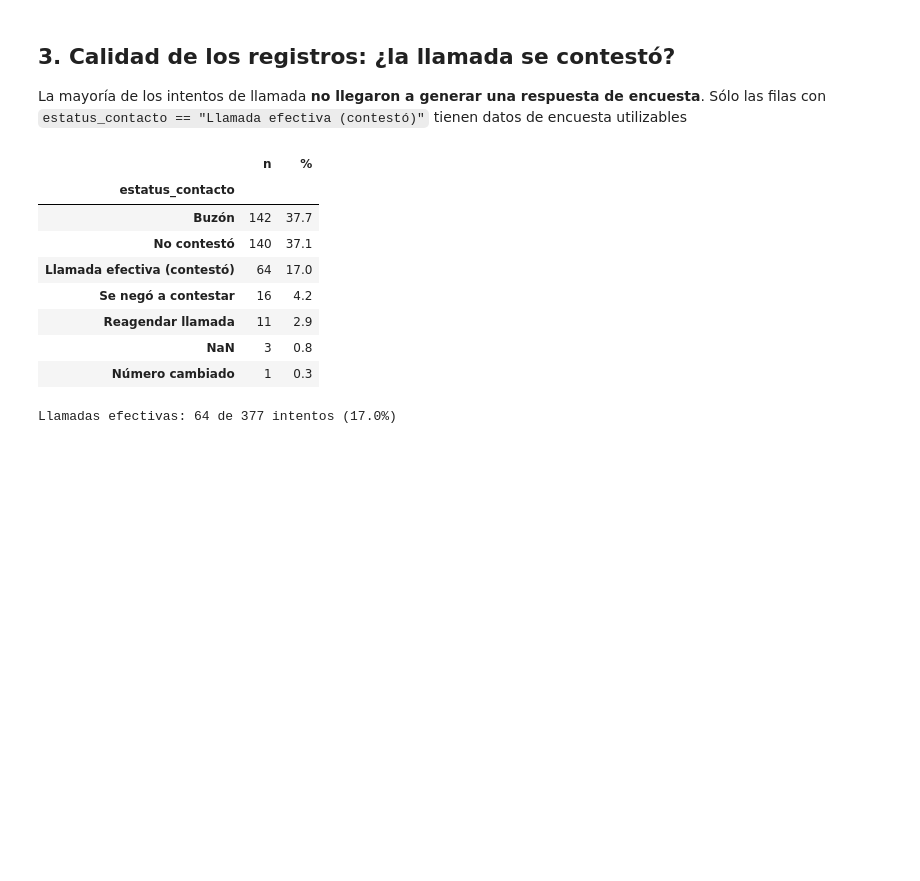
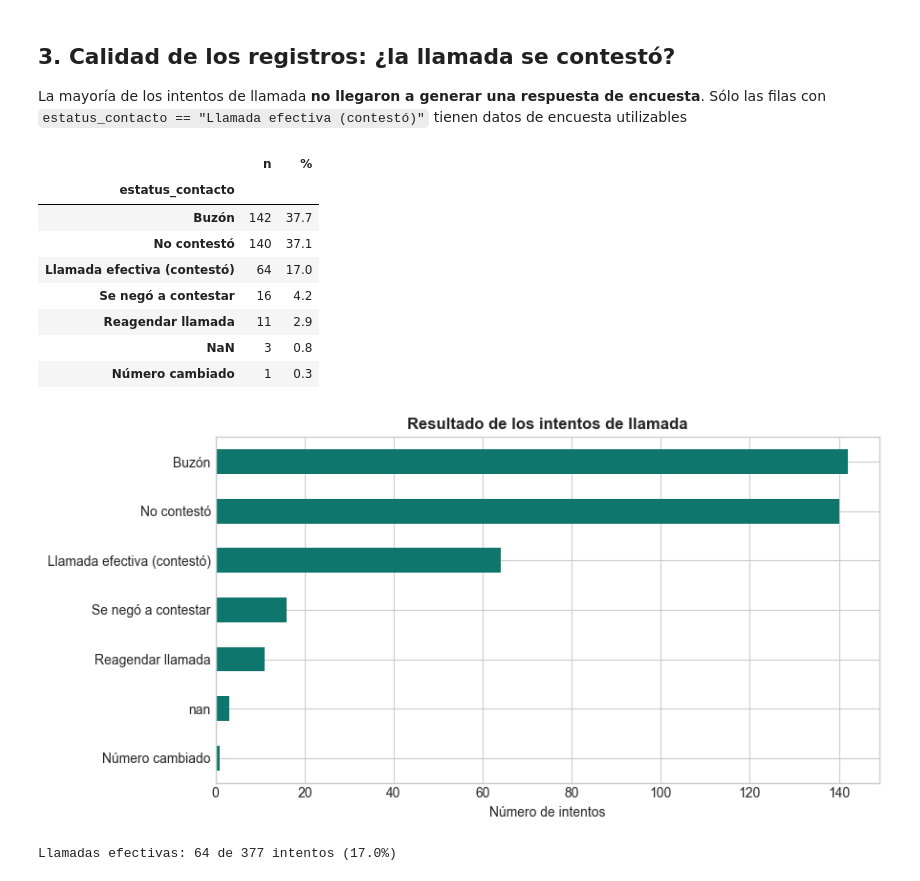
Before and after one commit to marifercc/cvv-encuestas-distribuidoras, a Jupyter notebook: notebooks/01_diagnostico_datos.ipynb, the cells around one changed output. Cells and saved outputs as stored; diff of their text form; code cells hidden in the pictures; blank space fills up the shorter version.

```diff
--- a/notebooks/01_diagnostico_datos.ipynb
+++ b/notebooks/01_diagnostico_datos.ipynb
@@ -85,19 +85,30 @@ encuesta.head()
 
 La mayoría de los intentos de llamada **no llegaron a generar una respuesta de encuesta**. Sólo las filas con `estatus_contacto == "Llamada efectiva (contestó)"` tienen datos de encuesta utilizables
 # %%
+import matplotlib.pyplot as plt
+
 conteo_estatus = encuesta["estatus_contacto"].value_counts(dropna=False)
 porcentaje_estatus = (conteo_estatus / len(encuesta) * 100).round(1)
-pd.DataFrame({"n": conteo_estatus, "%": porcentaje_estatus})
+display(pd.DataFrame({"n": conteo_estatus, "%": porcentaje_estatus}))
+
+fig, ax = plt.subplots(figsize=(9, 4.5))
+conteo_estatus.sort_values(ascending=True).plot.barh(ax=ax, color="#0f766e")
+ax.set_title("Resultado de los intentos de llamada", fontweight="bold")
+ax.set_xlabel("Número de intentos")
+ax.set_ylabel("")
+plt.tight_layout()
+plt.show()
 # %% [output]
 |  | n | % |
 | estatus_contacto |  |  |
 | Buzón | 142 | 37.7 |
 | No contestó | 140 | 37.1 |
 | Llamada efectiva (contestó) | 64 | 17.0 |
 | Se negó a contestar | 16 | 4.2 |
 | Reagendar llamada | 11 | 2.9 |
 | NaN | 3 | 0.8 |
 | Número cambiado | 1 | 0.3 |
+[figure, added]
 # %%
 efectivas = encuesta[encuesta["estatus_contacto"] == "Llamada efectiva (contestó)"].copy()
 print(f"Llamadas efectivas: {len(efectivas)} de {len(encuesta)} intentos ({len(efectivas)/len(encuesta)*100:.1f}%)")
```
Also changed, not shown: parts of 3 cells of this notebook, 1 other file.
